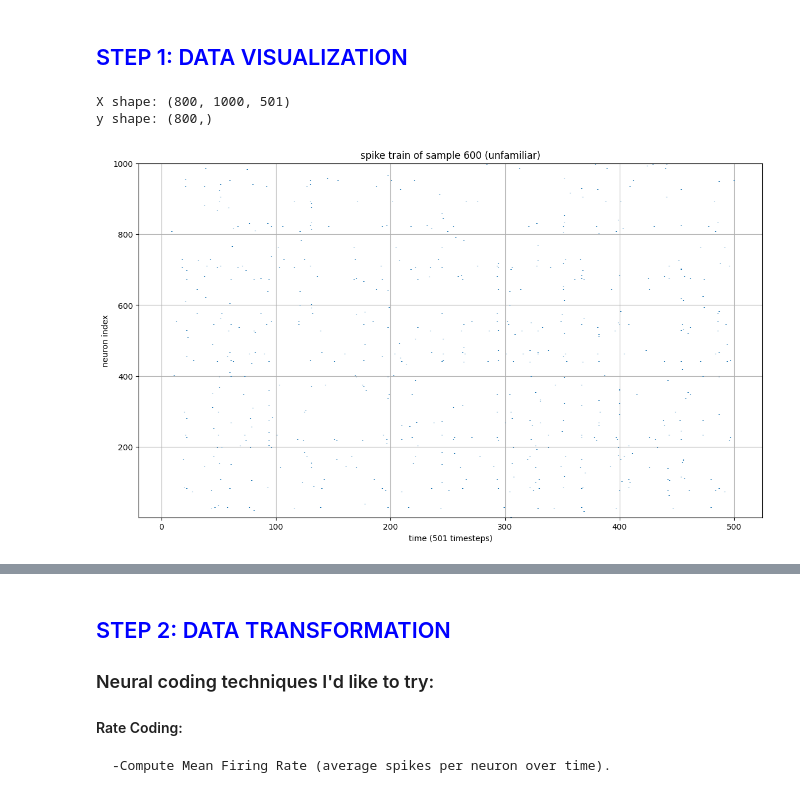
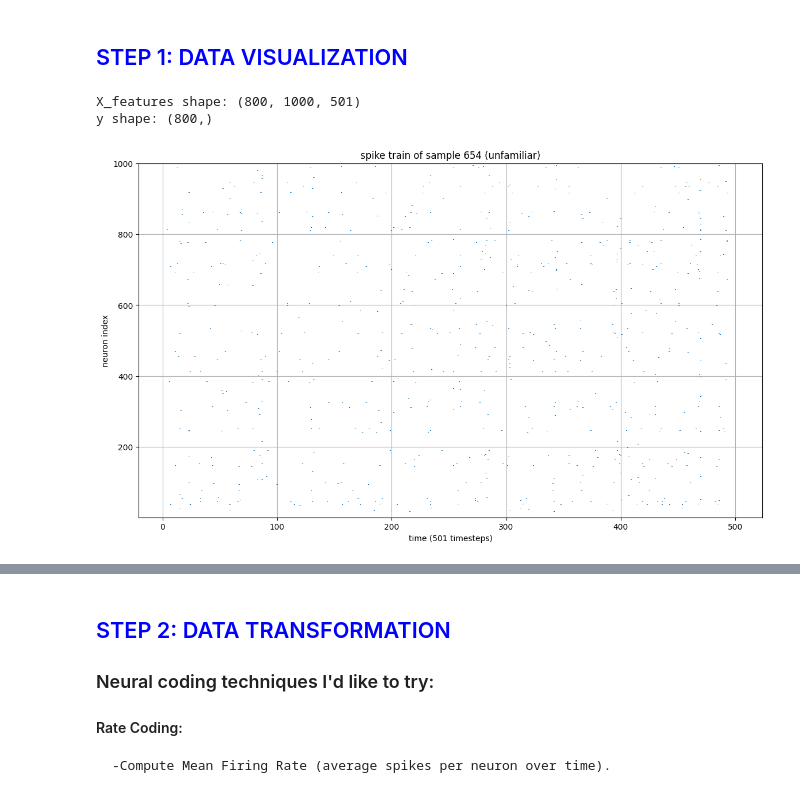
Before and after one commit to wahnsinning/Neuroinformatik_Projekt, a Jupyter notebook: main.ipynb, the cells around one changed output, grey strips where cells are left out. Cells and saved outputs as stored; diff of their text form; code cells hidden in the pictures.

```diff
--- a/main.ipynb
+++ b/main.ipynb
@@ -8,31 +8,31 @@ import pandas as pd
 X = np.load('X.npy')
 y = np.load('y.npy')
 
-print("X shape:", X.shape)
+print("X_features shape:", X.shape)
 print("y shape:", y.shape)
 # %% [output]
-X shape: (800, 1000, 501)
+X_features shape: (800, 1000, 501)
 y shape: (800,)
 # %%
 ########################### look at one idividual sample #########################
 
-sample_nr=600
+sample_nr=654
 sample = X[sample_nr]
 label = y[sample_nr]
 
 
 plt.figure(figsize=(14, 8))
 
 for neuron_idx in range(1000):
     spike_times = np.where(sample[neuron_idx] > 0)[0]
     plt.vlines(spike_times, neuron_idx + 0.5, neuron_idx + 1.5)
 
 plt.title(f"spike train of sample {sample_nr} {'(familiar)' if label == 1 else '(unfamiliar)'}")
 plt.xlabel("time (501 timesteps)")
 plt.ylabel("neuron index")
 plt.ylim(0.5, 1000.5)
 plt.grid(True)
 #plt.tight_layout()
 plt.show()
 # %% [output]
-[figure, old version]
+[figure, new version]
```
Also changed, not shown: parts of 27 cells of this notebook.
